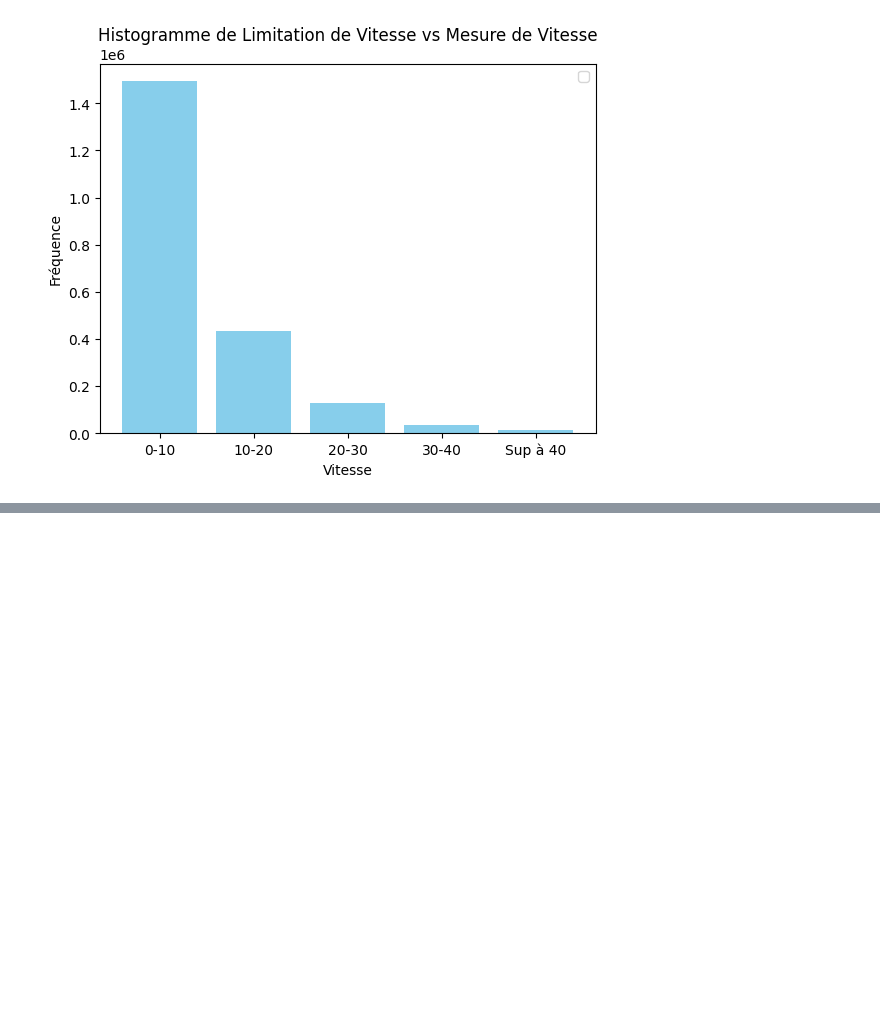
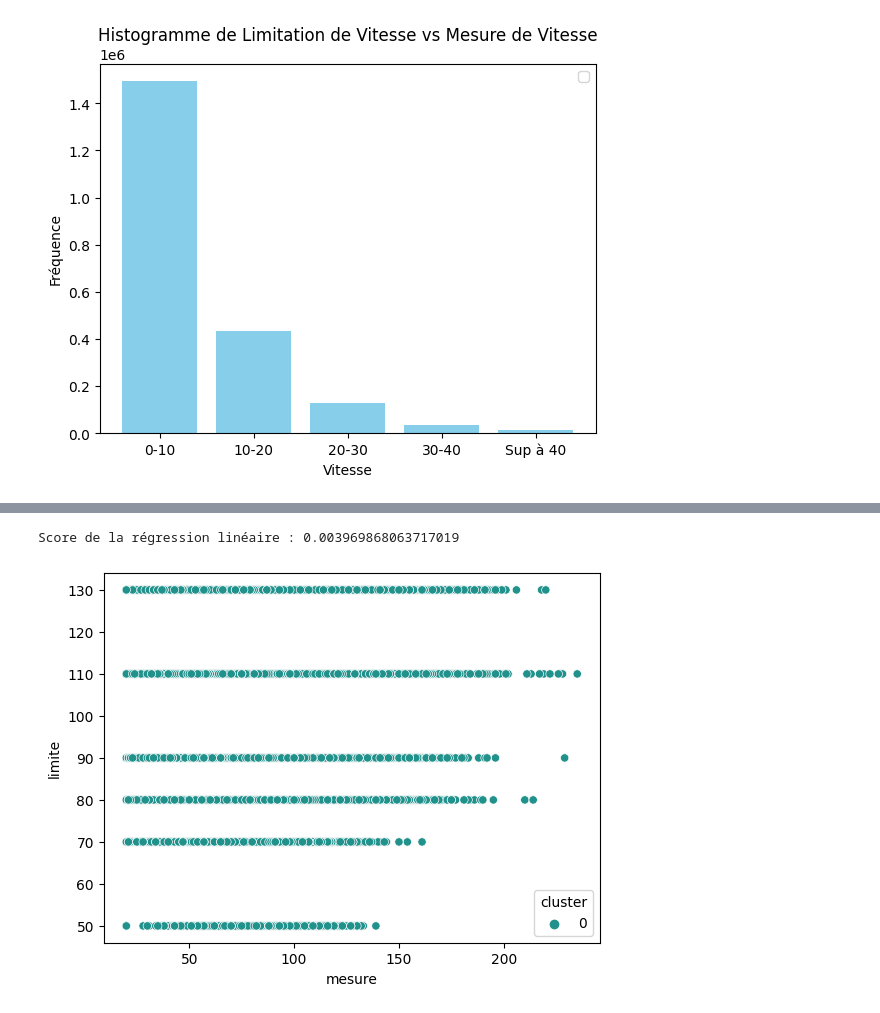
Before and after one commit to GregoryLP/Dashboard-ML, a Jupyter notebook: miniprojet.ipynb, the cells around one changed output, grey strips where cells are left out. Cells and saved outputs as stored; diff of their text form; code cells hidden in the pictures; blank space fills up the shorter version.

```diff
--- a/miniprojet.ipynb
+++ b/miniprojet.ipynb
@@ -129,0 +138,5 @@ No artists with labels found to put in legend.  Note that artists whose label st
+# %%
+position = df_vitesse['position'].str.strip()
+df_vitesse[['latitude', 'longitude']] = position.str.split(expand=True)
+df_vitesse['latitude'] = pd.to_numeric(df_vitesse['latitude'], errors='coerce')
+df_vitesse['longitude'] = pd.to_numeric(df_vitesse['longitude'], errors='coerce')
@@ -129,0 +163,21 @@ No artists with labels found to put in legend.  Note that artists whose label st
+# %%
+df_vitesse = df_vitesse.dropna()
+# %%
+X = df_vitesse[['latitude', 'longitude']]
+y = df_vitesse['mesure']
+X_train, X_test, y_train, y_test = train_test_split(X, y, test_size=0.2, random_state=42)
+# %%
+linear_reg_model = LinearRegression()
+linear_reg_model.fit(X_train, y_train)
+linear_reg_score = linear_reg_model.score(X_test, y_test)
+print(f"Score de la régression linéaire : {linear_reg_score}")
+# %% [output]
+Score de la régression linéaire : 0.003969868063717019
+# %%
+kmeans_model = KMeans(n_clusters=1) # 3 clusters
+df_vitesse['cluster'] = kmeans_model.fit_predict(X)
+
+sns.scatterplot(data=df_vitesse, x='mesure', y='limite', hue='cluster', palette='viridis')
+plt.show()
+# %% [output]
+[figure, added]
```
Also changed, not shown: parts of 3 cells of this notebook, 3 other files.
